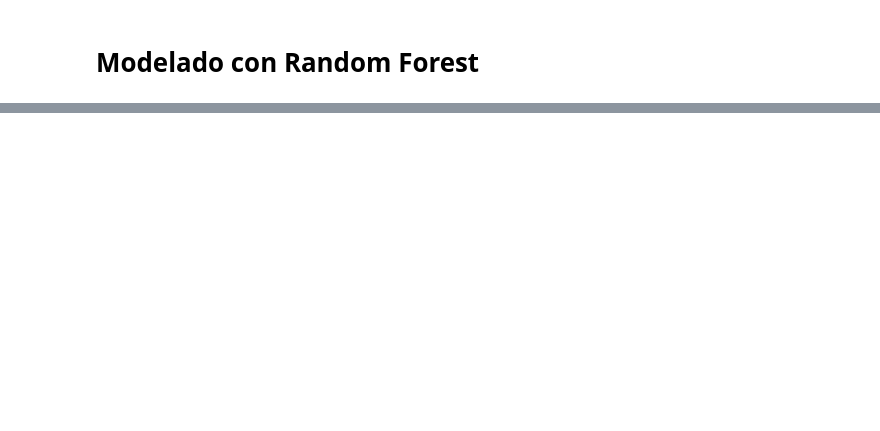
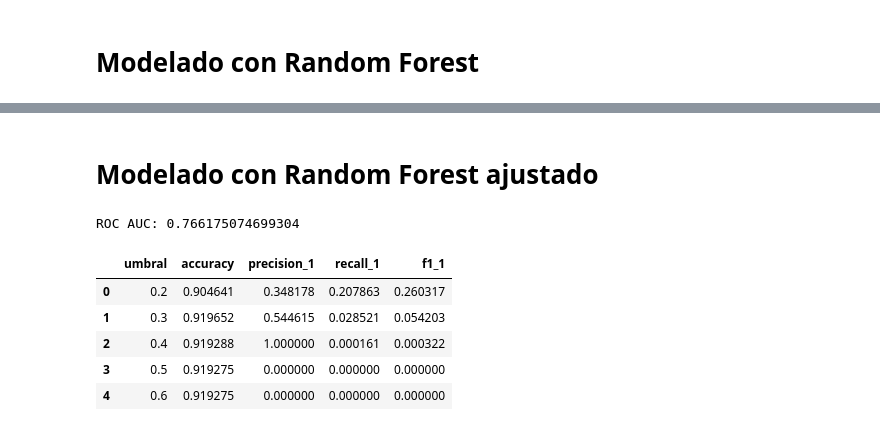
Before and after one commit to ezequielesq/Evaluacion-Final-Transversal-MLY0100, a Jupyter notebook: 03_modelado/modelado.ipynb, the cells around one changed output, grey strips where cells are left out. Cells and saved outputs as stored; diff of their text form; code cells hidden in the pictures; blank space fills up the shorter version.

Commit message:
Modelado con regresión logistica y Random Forest

```diff
--- a/03_modelado/modelado.ipynb
+++ b/03_modelado/modelado.ipynb
@@ -77,0 +96,11 @@ En consecuencia, se considera que la **fase inicial de preparación de datos ha
+# %%
+rf = RandomForestClassifier(
+    n_estimators=300,
+    max_depth=10,
+    min_samples_leaf=50,
+    n_jobs=-1,
+    random_state=42,
+    class_weight="balanced"
+)
+
+rf.fit(X_train, y_train)
@@ -77,0 +111,8 @@ En consecuencia, se considera que la **fase inicial de preparación de datos ha
+# %%
+# Predicciones
+y_pred = rf.predict(X_test)
+y_proba = rf.predict_proba(X_test)[:, 1]
+
+# Métricas
+print(classification_report(y_test, y_pred))
+print("ROC AUC:", roc_auc_score(y_test, y_proba))
@@ -77,0 +196,60 @@ En consecuencia, se considera que la **fase inicial de preparación de datos ha
+# %% [markdown]
+# Modelado con Random Forest ajustado
+# %%
+# Separar X e y
+X = data_set_base.drop(columns=["TARGET", "SK_ID_CURR"])
+y = data_set_base["TARGET"]
+
+# Train / Test estratificado
+X_train, X_test, y_train, y_test = train_test_split(
+    X, y, test_size=0.25, random_state=42, stratify=y
+)
+
+# Modelo Random Forest
+rf = RandomForestClassifier(
+    n_estimators=300,
+    max_depth=None,
+    min_samples_leaf=50,
+    n_jobs=-1,
+    random_state=42
+)
+
+rf.fit(X_train, y_train)
+
+# Probabilidades
+y_proba = rf.predict_proba(X_test)[:, 1]
+
+# ROC AUC base
+roc_auc = roc_auc_score(y_test, y_proba)
+print("ROC AUC:", roc_auc)
+# %% [output]
+ROC AUC: 0.766175074699304
+# %%
+def evaluar_umbral(y_true, y_proba, threshold):
+    y_pred = (y_proba >= threshold).astype(int)
+
+    return {
+        "umbral": threshold,
+        "accuracy": accuracy_score(y_true, y_pred),
+        "precision_1": precision_score(y_true, y_pred, zero_division=0),
+        "recall_1": recall_score(y_true, y_pred),
+        "f1_1": f1_score(y_true, y_pred)
+    }
+# %%
+umbrales = [0.2, 0.3, 0.4, 0.5, 0.6]
+
+resultados = []
+
+for u in umbrales:
+    res = evaluar_umbral(y_test, y_proba, u)
+    resultados.append(res)
+
+df_resultados = pd.DataFrame(resultados)
+df_resultados
+# %% [output]
+|  | umbral | accuracy | precision_1 | recall_1 | f1_1 |
+| 0 | 0.2 | 0.904641 | 0.348178 | 0.207863 | 0.260317 |
+| 1 | 0.3 | 0.919652 | 0.544615 | 0.028521 | 0.054203 |
+| 2 | 0.4 | 0.919288 | 1.000000 | 0.000161 | 0.000322 |
+| 3 | 0.5 | 0.919275 | 0.000000 | 0.000000 | 0.000000 |
+| 4 | 0.6 | 0.919275 | 0.000000 | 0.000000 | 0.000000 |
```
Also changed, not shown: parts of 13 cells of this notebook.
